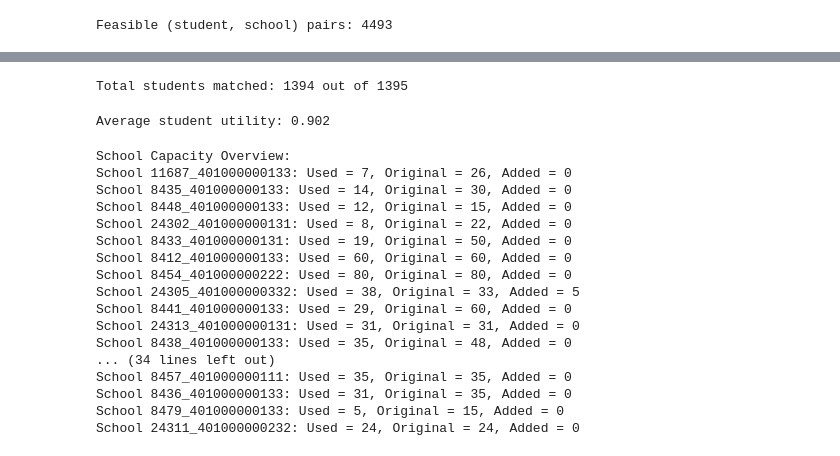
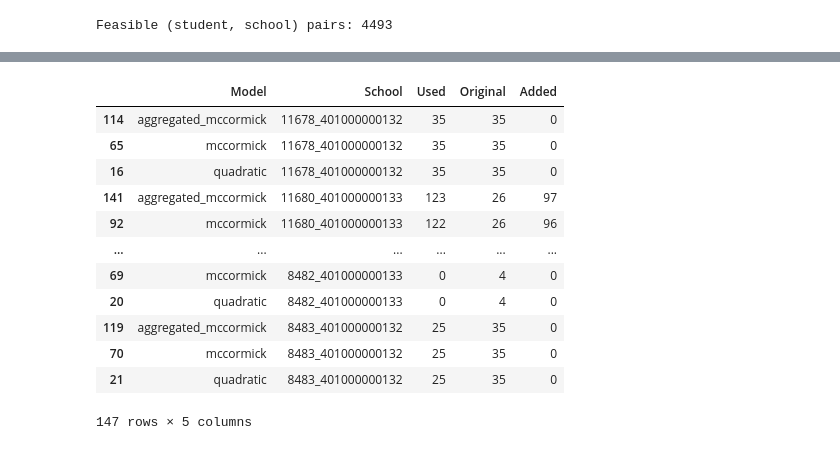
Before and after one commit to mayapowell/ORIE-5213-Final-Project, a Jupyter notebook: Discrete_Optimization_Final_Project.ipynb, the cells around one changed output, grey strips where cells are left out. Saved outputs shown, nothing was run; the diff lists cells and outputs as text; code cells hidden in the pictures.

```diff
--- a/Discrete_Optimization_Final_Project.ipynb
+++ b/Discrete_Optimization_Final_Project.ipynb
@@ -269,39 +382,40 @@ Number of matches: 1394
-# %%
-num_matched = len(set(s for (s, c) in matches))
-print(f"Total students matched: {num_matched} out of {len(S)}")
-# %% [output]
-Total students matched: 1394 out of 1395
-# %%
-total_utility = sum(u[s, c] for (s, c) in matches)
-avg_utility = total_utility / num_matched if num_matched > 0 else 0
-print(f"Average student utility: {avg_utility:.3f}")
-# %% [output]
-Average student utility: 0.902
-# %%
-capacity_used = {c: sum(1 for (s2, c2) in matches if c2 == c) for c in C}
-capacity_expanded = {c: int(t[c].X) for c in C}
-capacity_original = {c: q[c] for c in C}
-
-print("\nSchool Capacity Overview:")
-for c in C:
-    print(f"School {c}: Used = {capacity_used.get(c,0)}, "
-          f"Original = {capacity_original[c]}, "
-          f"Added = {capacity_expanded[c]}")
-# %% [output]
-School Capacity Overview:
-School 11687_401000000133: Used = 7, Original = 26, Added = 0
-School 8435_401000000133: Used = 14, Original = 30, Added = 0
-School 8448_401000000133: Used = 12, Original = 15, Added = 0
-School 24302_401000000131: Used = 8, Original = 22, Added = 0
-School 8433_401000000131: Used = 19, Original = 50, Added = 0
-School 8412_401000000133: Used = 60, Original = 60, Added = 0
-School 8454_401000000222: Used = 80, Original = 80, Added = 0
-School 24305_401000000332: Used = 38, Original = 33, Added = 5
-School 8441_401000000133: Used = 29, Original = 60, Added = 0
-School 24313_401000000131: Used = 31, Original = 31, Added = 0
-School 8438_401000000133: Used = 35, Original = 48, Added = 0
-... (34 lines left out)
-School 8457_401000000111: Used = 35, Original = 35, Added = 0
-School 8436_401000000133: Used = 31, Original = 35, Added = 0
-School 8479_401000000133: Used = 5, Original = 15, Added = 0
-School 24311_401000000232: Used = 24, Original = 24, Added = 0
+# %%
+# Collect all school capacity usage data across models
+school_capacity_summary = []
+
+for result in results:
+    model_name = result['model_type']
+    used = result['capacity_used']
+    added = result['capacity_added']
+
+    for c in C:
+        school_capacity_summary.append({
+            "Model": model_name,
+            "School": c,
+            "Used": used.get(c, 0),
+            "Original": q[c],
+            "Added": added.get(c, 0)
+        })
+
+# Convert to DataFrame for easier viewing
+capacity_df = pd.DataFrame(school_capacity_summary)
+
+#sort for readability
+capacity_df = capacity_df.sort_values(by=["School", "Model"])
+
+
+display(capacity_df)
+# %% [output]
+|  | Model | School | Used | Original | Added |
+| 114 | aggregated_mccormick | 11678_401000000132 | 35 | 35 | 0 |
+| 65 | mccormick | 11678_401000000132 | 35 | 35 | 0 |
+| 16 | quadratic | 11678_401000000132 | 35 | 35 | 0 |
+| 141 | aggregated_mccormick | 11680_401000000133 | 123 | 26 | 97 |
+| 92 | mccormick | 11680_401000000133 | 122 | 26 | 96 |
+| ... | ... | ... | ... | ... | ... |
+| 69 | mccormick | 8482_401000000133 | 0 | 4 | 0 |
+| 20 | quadratic | 8482_401000000133 | 0 | 4 | 0 |
+| 119 | aggregated_mccormick | 8483_401000000132 | 25 | 35 | 0 |
+| 70 | mccormick | 8483_401000000132 | 25 | 35 | 0 |
+| 21 | quadratic | 8483_401000000132 | 25 | 35 | 0 |
+147 rows × 5 columns
```
Also changed, not shown: parts of 8 cells of this notebook.
